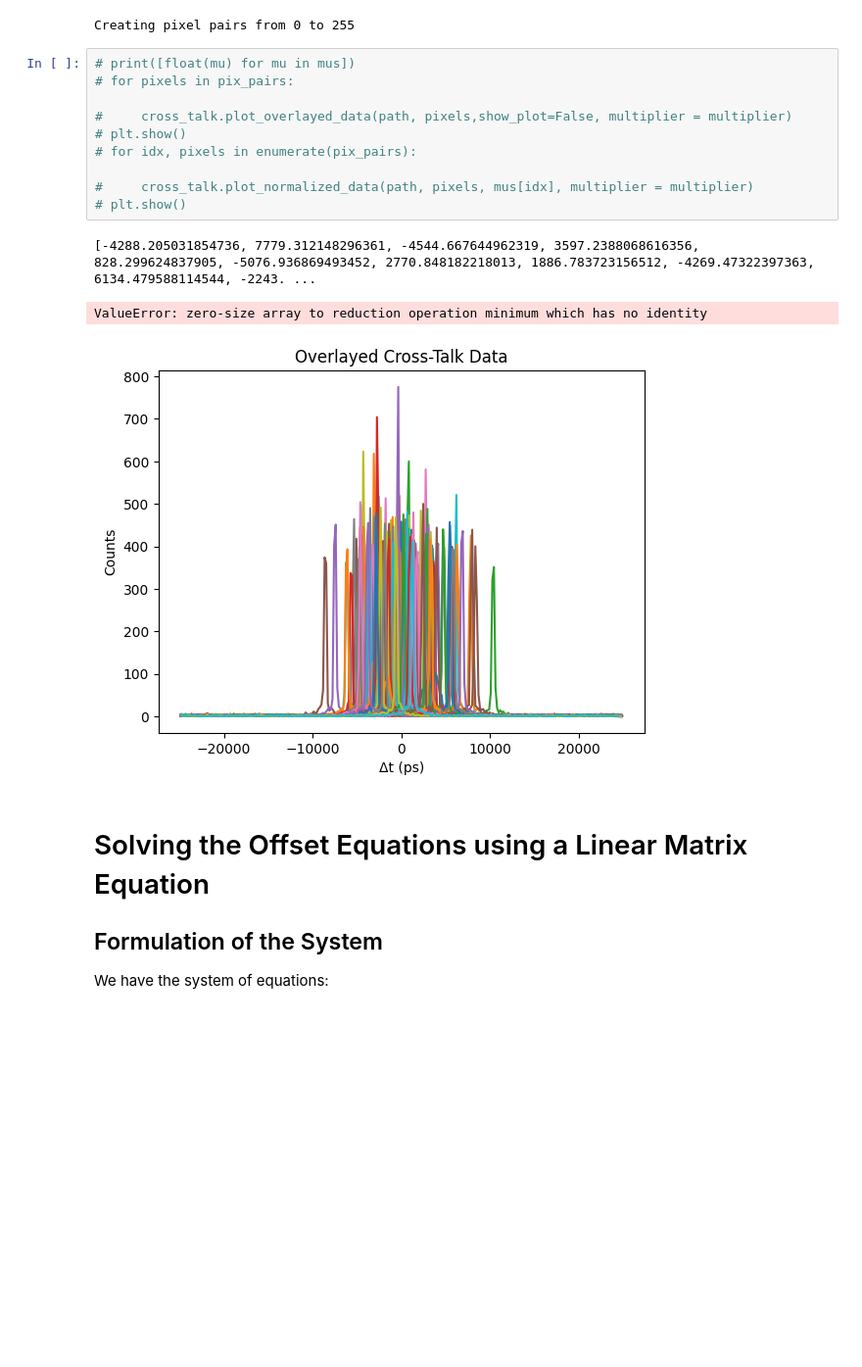
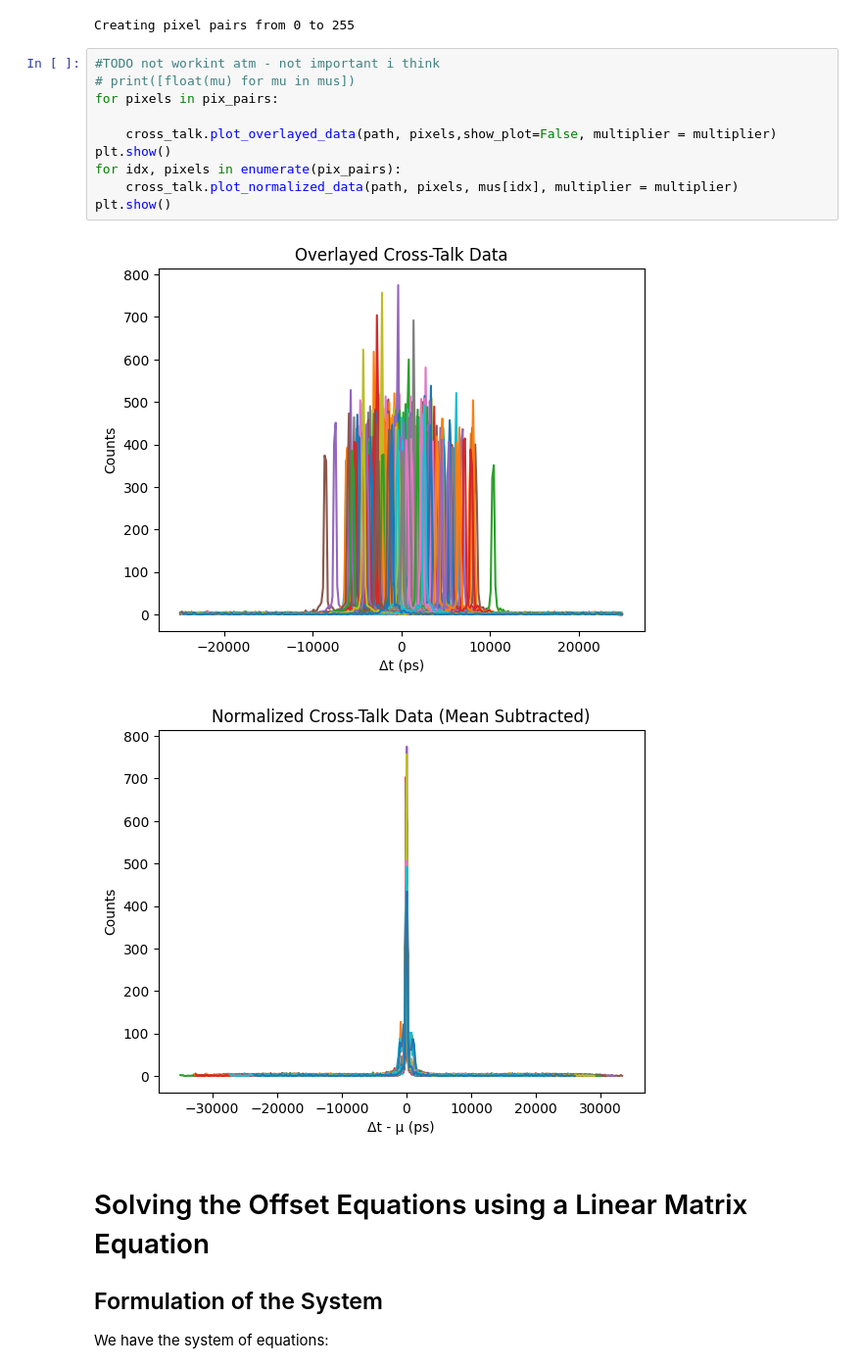
Before and after one commit to ondrajebuh37/daplis-dev, a Jupyter notebook: examples/CT_offset_calibration.ipynb, the cells around one changed output. Shown at 98% size. Cells and saved outputs as stored; diff of their text form; blank space fills up the shorter version.

Commit message:
added delay computation + graphs

```diff
--- a/examples/CT_offset_calibration.ipynb
+++ b/examples/CT_offset_calibration.ipynb
@@ -71,19 +71,18 @@ for pixels in pix_pairs:
 # %% [output]
 Creating pixel pairs from 0 to 255
 # %%
+#TODO not workint atm - not important i think
 # print([float(mu) for mu in mus])
-# for pixels in pix_pairs:
+for pixels in pix_pairs:
 
-#     cross_talk.plot_overlayed_data(path, pixels,show_plot=False, multiplier = multiplier)
-# plt.show()
-# for idx, pixels in enumerate(pix_pairs):
-
-#     cross_talk.plot_normalized_data(path, pixels, mus[idx], multiplier = multiplier)
-# plt.show()
+    cross_talk.plot_overlayed_data(path, pixels,show_plot=False, multiplier = multiplier)
+plt.show()
+for idx, pixels in enumerate(pix_pairs):
+    cross_talk.plot_normalized_data(path, pixels, mus[idx], multiplier = multiplier)
+plt.show()
 # %% [output]
-[-4288.205031854736, 7779.312148296361, -4544.667644962319, 3597.2388068616356, 828.299624837905, -5076.936869493452, 2770.848182218013, 1886.783723156512, -4269.47322397363, 6134.479588114544, -2243. ...
-ValueError: zero-size array to reduction operation minimum which has no identity
-[figure, old version]
+[figure, new version]
+[figure, added]
 # %% [markdown]
 # Solving the Offset Equations using a Linear Matrix Equation
 
```
Also changed, not shown: parts of 5 cells of this notebook, 1 other file.
